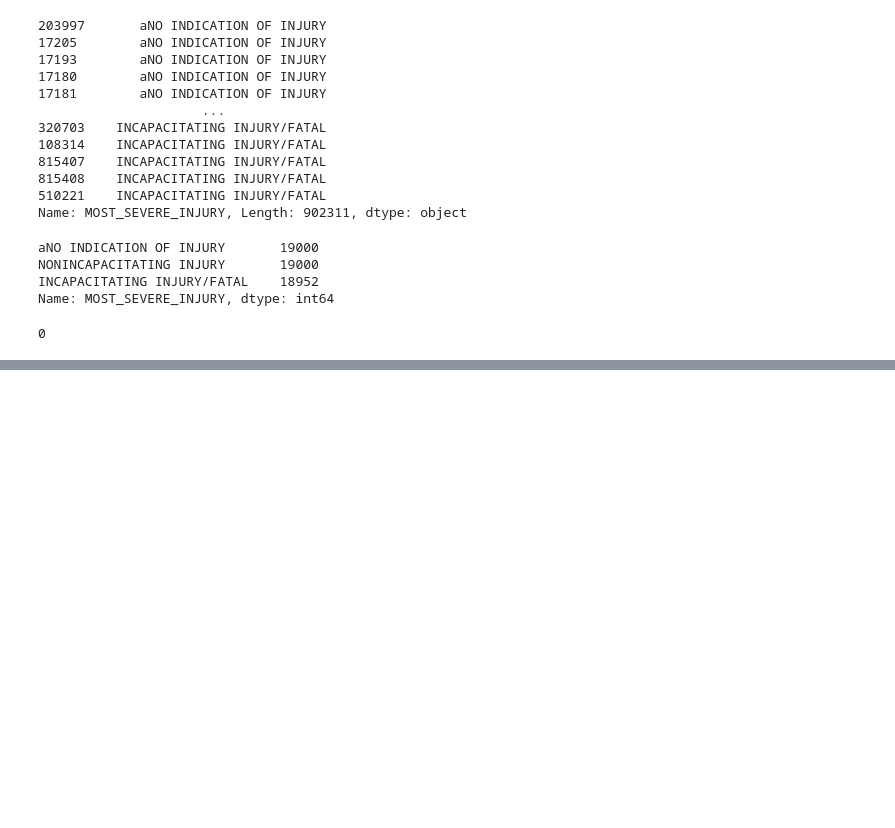
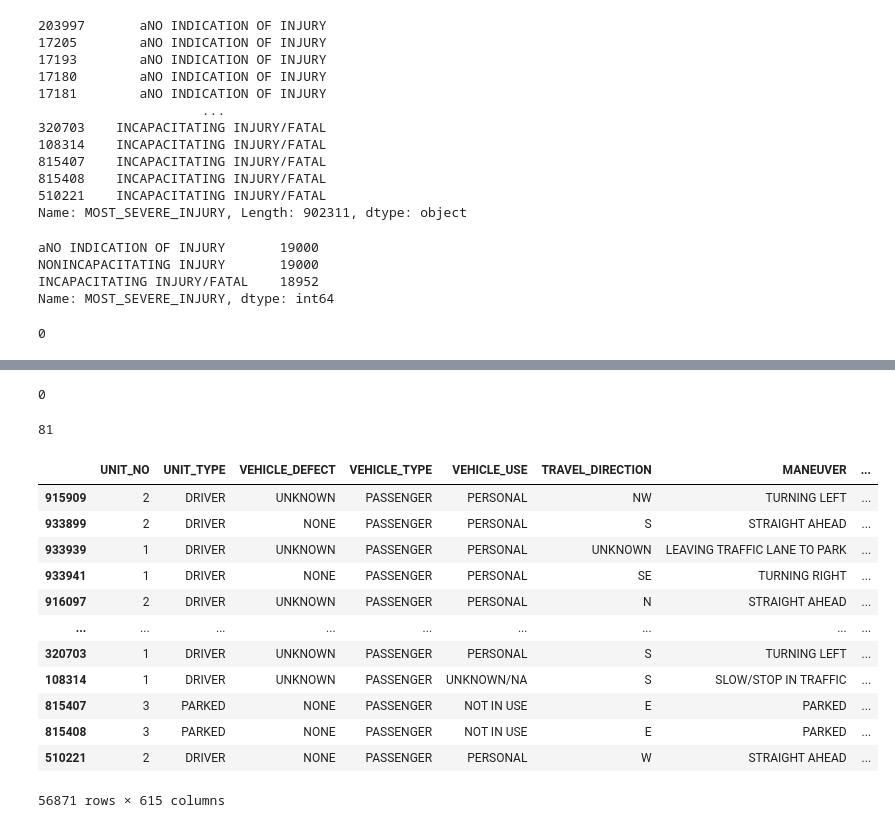
Before and after one commit to marcosvppfernandes/chicagoteam_quanggang, a Jupyter notebook: marcos_eda.ipynb, the cells around one changed output, grey strips where cells are left out. Drawn from its saved outputs; the diff is of its cells as text; code cells hidden in the pictures; blank space fills up the shorter version.

```diff
--- a/marcos_eda.ipynb
+++ b/marcos_eda.ipynb
@@ -1134,0 +1299,14 @@ df.head(3)
+# %%
+df_a2 = df_a2.drop(columns=['CRASH_UNIT_ID',
+ 'MAKE',
+ 'VEHICLE_YEAR',
+ 'STREET_NO',
+ 'BEAT_OF_OCCURRENCE',
+ 'LATITUDE',
+ 'LONGITUDE',
+ 'DATE_ACCIDENT',
+ 'VEHICLE_ID'])
+# %%
+categorical2 = df_a2.columns
+# %%
+df_a3 = making_new_df(df_a2, categorical2)
@@ -1134,0 +1350,10 @@ df.head(3)
+# %%
+df_a3.isna().sum().sum()
+# %% [output]
+0
+# %%
+df_a3.duplicated().sum()
+# %% [output]
+81
+# %%
+df_a3.drop_duplicates(inplace=True)
@@ -1134,0 +1362,16 @@ df.head(3)
+# %%
+df_a3
+# %% [output]
+|  | UNIT_NO | UNIT_TYPE | VEHICLE_DEFECT | VEHICLE_TYPE | VEHICLE_USE | TRAVEL_DIRECTION | MANEUVER | ... |
+| 915909 | 2 | DRIVER | UNKNOWN | PASSENGER | PERSONAL | NW | TURNING LEFT | ... |
+| 933899 | 2 | DRIVER | NONE | PASSENGER | PERSONAL | S | STRAIGHT AHEAD | ... |
+| 933939 | 1 | DRIVER | UNKNOWN | PASSENGER | PERSONAL | UNKNOWN | LEAVING TRAFFIC LANE TO PARK | ... |
+| 933941 | 1 | DRIVER | NONE | PASSENGER | PERSONAL | SE | TURNING RIGHT | ... |
+| 916097 | 2 | DRIVER | UNKNOWN | PASSENGER | PERSONAL | N | STRAIGHT AHEAD | ... |
+| ... | ... | ... | ... | ... | ... | ... | ... | ... |
+| 320703 | 1 | DRIVER | UNKNOWN | PASSENGER | PERSONAL | S | TURNING LEFT | ... |
+| 108314 | 1 | DRIVER | UNKNOWN | PASSENGER | UNKNOWN/NA | S | SLOW/STOP IN TRAFFIC | ... |
+| 815407 | 3 | PARKED | NONE | PASSENGER | NOT IN USE | E | PARKED | ... |
+| 815408 | 3 | PARKED | NONE | PASSENGER | NOT IN USE | E | PARKED | ... |
+| 510221 | 2 | DRIVER | NONE | PASSENGER | PERSONAL | W | STRAIGHT AHEAD | ... |
+56871 rows × 615 columns
```
Also changed, not shown: parts of 106 cells of this notebook.
